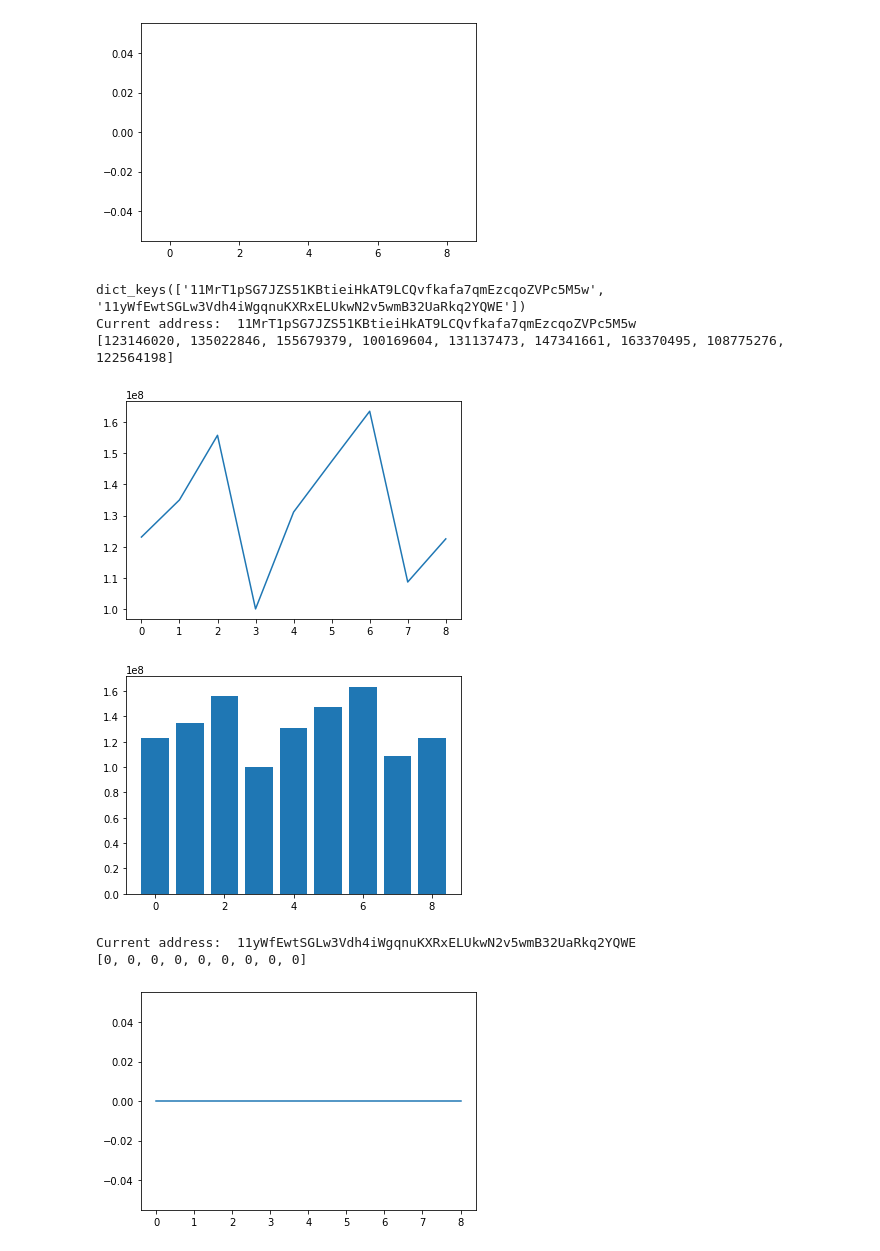
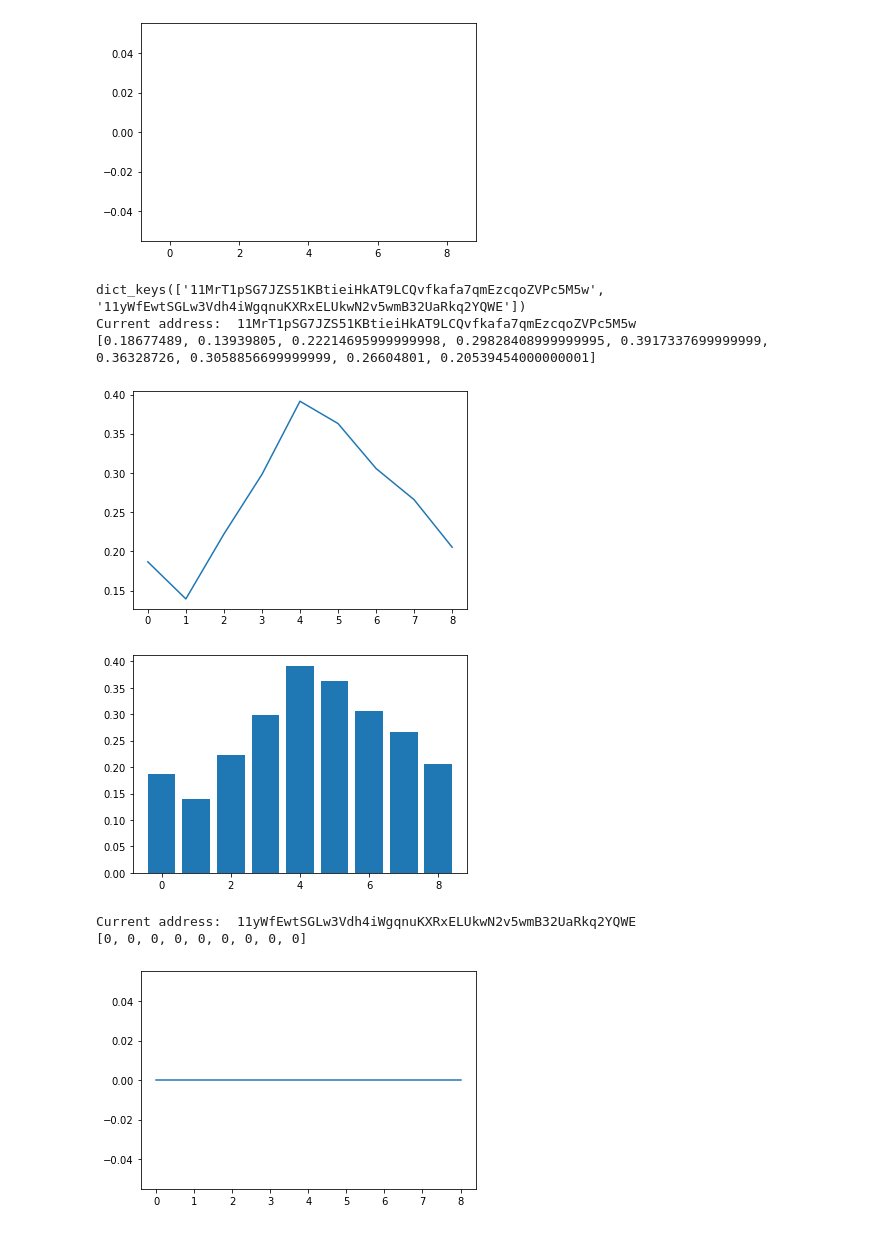
Before and after one commit to kristijanH1998/REU-Summer-Internship, a Jupyter notebook: Blockchain API Requests 2 (7.12).ipynb, the cells around one changed output. Saved outputs shown, nothing was run; the diff lists cells and outputs as text; code cells hidden in the pictures.

```diff
--- a/Blockchain API Requests 2 (7.12).ipynb
+++ b/Blockchain API Requests 2 (7.12).ipynb
@@ -204,6 +204,12 @@ Current address:  11yWfEwtSGLw3Vdh4iWgqnuKXRxELUkwN2v5wmB32UaRkq2YQWE
 [figure]
 [figure]
 # %%
+import pandas as pd
+import time
+from datetime import date, timedelta
+import requests
+import json
+from matplotlib import pyplot as plt
 url = "https://api.helium.io/v1/hotspots/location/distance/?lat=36.871342&lon=-76.278701&distance=200"
 dict1 = json.loads(requests.get(url).text)
 # print(json.dumps(dict1, indent = 2))
@@ -231,42 +237,41 @@ cursor = ''
 for a in dataPerAddress:
     print("Current address: ", a)
     for t in range(len(minTime)):
-        url = "https://api.helium.io/v1/hotspots/" + a + "/rewards/?min_time="+str(minTime[t])+"T00:00:01Z&max_time="+str(maxTime[t])+"T23:59:59Z"
+        url = "https://api.helium.io/v1/hotspots/" + a + "/activity/?filter_types=rewards_v2&min_time="+str(minTime[t])+"T00:00:01Z&max_time="+str(maxTime[t])+"T23:59:59Z"
 
 
         dict = json.loads(requests.get(url).text)
         time.sleep(1)
         while "cursor" in dict:
             for i in range(len(dict['data'])):
-                sum1 = sum1 + dict['data'][i]['amount']
+                sum1 = sum1 + (dict['data'][i]['rewards'][0]['amount'] / 100000000)
             cursor = dict['cursor']
-            url = "https://api.helium.io/v1/hotspots/" + a + "/rewards/?min_time="+str(minTime[t])+"T00:00:01Z&max_time="+str(maxTime[t])+"T23:59:59Z"
+            url = "https://api.helium.io/v1/hotspots/" + a + "/activity/?filter_types=rewards_v2&min_time="+str(minTime[t])+"T00:00:01Z&max_time="+str(maxTime[t])+"T23:59:59Z"
             url = url + "&cursor=" + cursor
             dict = json.loads(requests.get(url).text)
             time.sleep(1)
         else:
             for i in range(len(dict['data'])):
-                sum1 = sum1 + dict['data'][i]['amount']
-
+                sum1 = sum1 + (dict['data'][i]['rewards'][0]['amount'] / 100000000)
         dataPerAddress[a].append(sum1)
         sum1 = 0
     dataPerAddress[a].reverse()
     print(dataPerAddress[a])
     plt.plot(dataPerAddress[a])
     plt.show()
     plt.bar(range(9), dataPerAddress[a])
     plt.show()
 
 
 dict.clear()
 sum1=0
 cursor=''
 # %% [output]
 dict_keys(['11MrT1pSG7JZS51KBtieiHkAT9LCQvfkafa7qmEzcqoZVPc5M5w', '11yWfEwtSGLw3Vdh4iWgqnuKXRxELUkwN2v5wmB32UaRkq2YQWE'])
 Current address:  11MrT1pSG7JZS51KBtieiHkAT9LCQvfkafa7qmEzcqoZVPc5M5w
-[123146020, 135022846, 155679379, 100169604, 131137473, 147341661, 163370495, 108775276, 122564198]
+[0.18677489, 0.13939805, 0.22214695999999998, 0.29828408999999995, 0.3917337699999999, 0.36328726, 0.3058856699999999, 0.26604801, 0.20539454000000001]
-[figure, old version]
+[figure, new version]
-[figure, old version]
+[figure, new version]
 Current address:  11yWfEwtSGLw3Vdh4iWgqnuKXRxELUkwN2v5wmB32UaRkq2YQWE
 [0, 0, 0, 0, 0, 0, 0, 0, 0]
 [figure]
```
Also changed, not shown: parts of 1 cell of this notebook.
